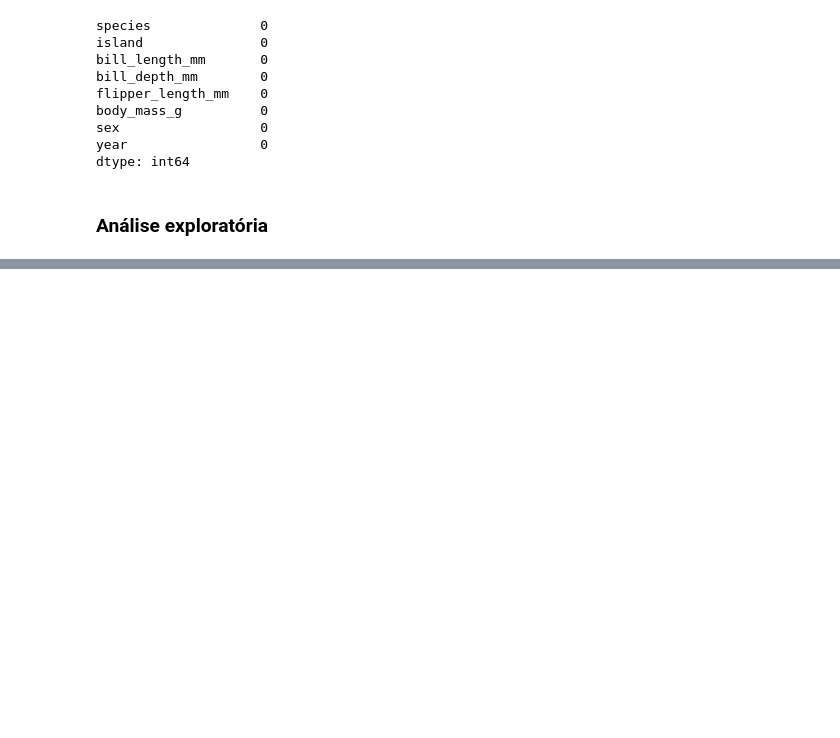
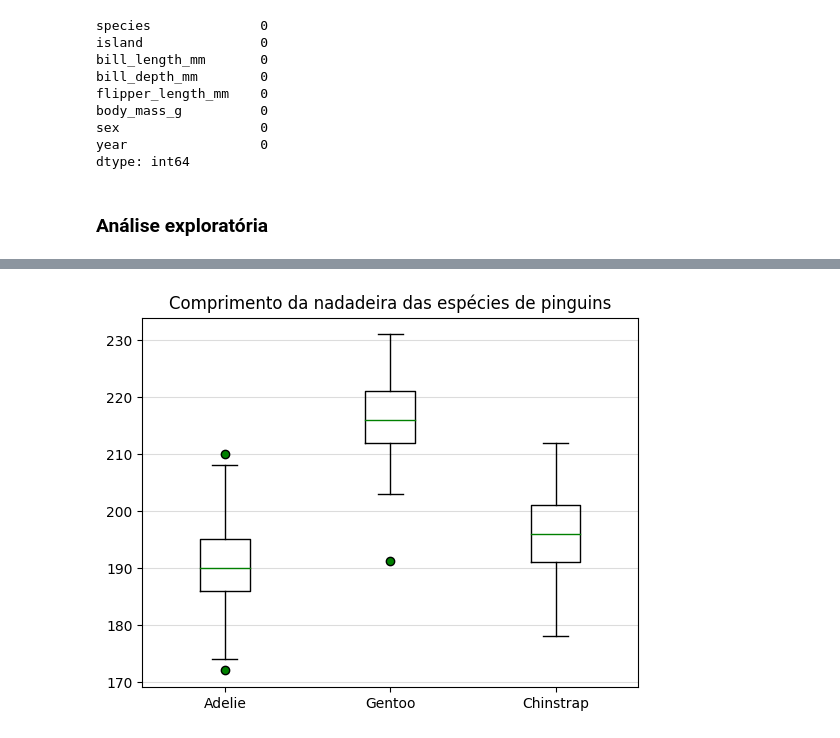
Before and after one commit to carolysg/projeto-pinguins, a Jupyter notebook: penguins.ipynb, the cells around one changed output, grey strips where cells are left out. Cells and saved outputs as stored; diff of their text form; code cells hidden in the pictures; blank space fills up the shorter version.

```diff
--- a/penguins.ipynb
+++ b/penguins.ipynb
@@ -229,0 +280,11 @@ dtype: int64
+# %%
+# Boxplot de flipper_length_mm
+flipper_length_mm = [df.loc[df['species']=='Adelie','flipper_length_mm'], df.loc[df['species']=='Gentoo','flipper_length_mm'], df.loc[df['species']=='Chinstrap','flipper_length_mm']]
+fig3, ax3 = plt.subplots()
+ax3.set_title('Comprimento da nadadeira das espécies de pinguins')
+ax3.boxplot(flipper_length_mm, medianprops=dict(color='green'), flierprops=dict(markerfacecolor = 'green'))
+ax3.set_xticks([1,2,3], labels=['Adelie', 'Gentoo', 'Chinstrap'])
+ax3.yaxis.grid(True, color='gainsboro')
+plt.show()
+# %% [output]
+[figure, added]
```
Also changed, not shown: parts of 8 cells of this notebook.
